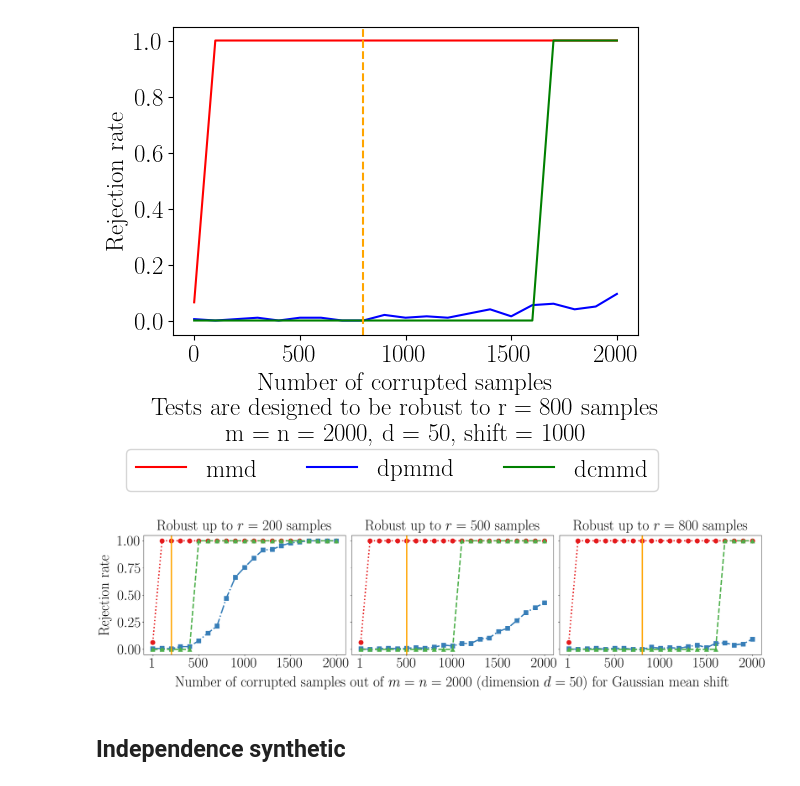
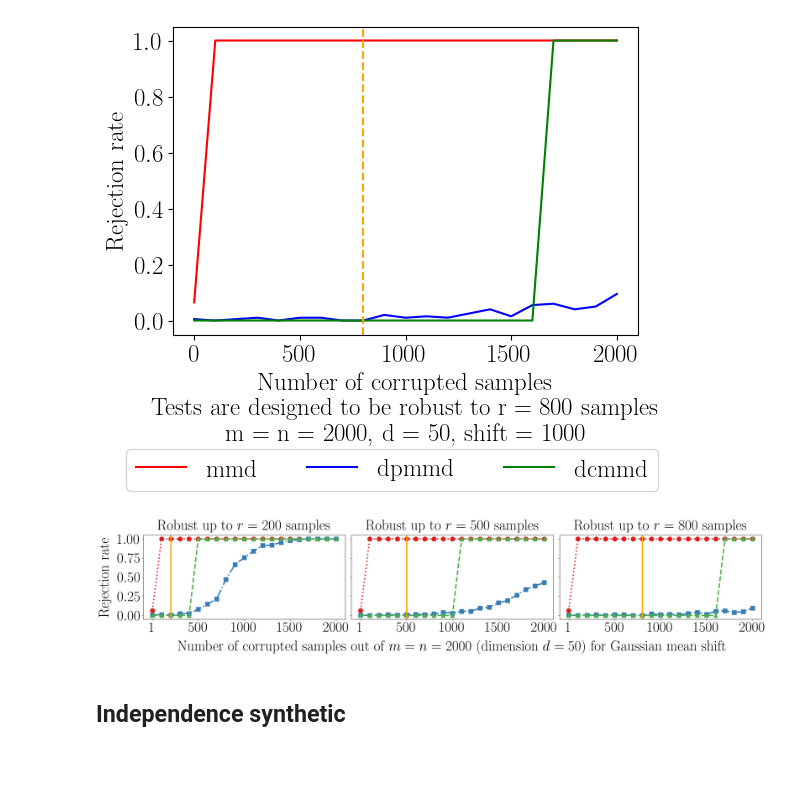
Before and after one commit to antoninschrab/datacorruption, a Jupyter notebook: experiments.ipynb, the cells around one changed output. Saved outputs shown, nothing was run; the diff lists cells and outputs as text; code cells hidden in the pictures.

```diff
--- a/experiments.ipynb
+++ b/experiments.ipynb
@@ -414,7 +414,7 @@ titles = (
 
 # create figure
 width = 25
-height = width / 4
+height = width / 5
 f, axs = plt.subplots(1, 3, figsize=(width, height), sharey=True)
 f.tight_layout()
 f.subplots_adjust(wspace=0.03, hspace=0.03)
@@ -430,34 +430,34 @@ for i in range(3):
                 linewidth=linewidth,
                 markersize=markersize,
             )
     # axs[i].set_xticks(x_axis[i])
     axs[i].set_title(titles[i], fontsize=title_fontsize, pad=title_pad)
     axs[i].axvline(x=r_values[i], linestyle='-', color='orange', linewidth=linewidth, label=r"$r$")
     axs[i].set_xlabel(xlabels[i], fontsize=xlabel_fontsize, labelpad=xlabel_pad)
     axs[i].set_xticks([1, 500, 1000, 1500, 2000])
 axs[0].set_yticks([0, 0.25, 0.5, 0.75, 1])
 axs[0].set_ylim(-0.05, 1.05)
 axs[0].set_ylabel(ylabel, fontsize=ylabel_fontsize, labelpad=ylabel_pad)
 handles, labels = axs[1].get_legend_handles_labels()
 # sort both labels and handles by labels
 #order = (2, 1, 0, 3)
 #handles, labels = [handles[idx] for idx in order], [labels[idx] for idx in order]
 #axs[1].legend(
 #    handles,
 #    labels,
 #    fontsize=legend_fontsize,
 #    ncol=4,
 #    handleheight=0.1,
 #    labelspacing=0.5,
 #    columnspacing=1.6,
 #    handletextpad=0.5,
 #    loc="lower center",
 #    bbox_to_anchor=(0.5, -0.6),
 #)
 
 f.savefig("figures/mmd_synthetic.pdf", dpi=300, bbox_inches="tight")
 # %% [output]
-[figure, old version]
+[figure, new version]
 # %% [markdown]
 ## Independence synthetic
 # %%
```
Also changed, not shown: parts of 24 cells of this notebook, 4 other files.
